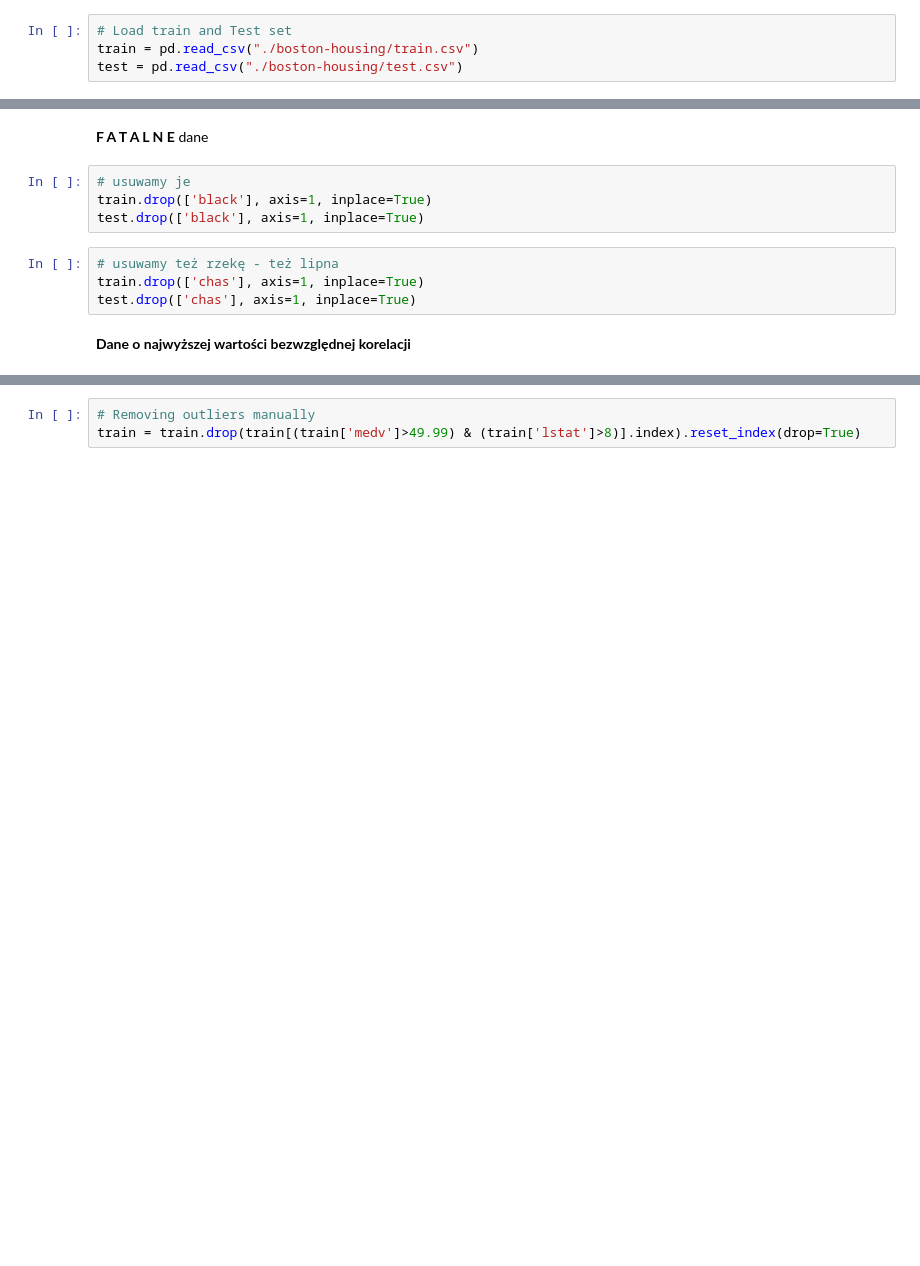
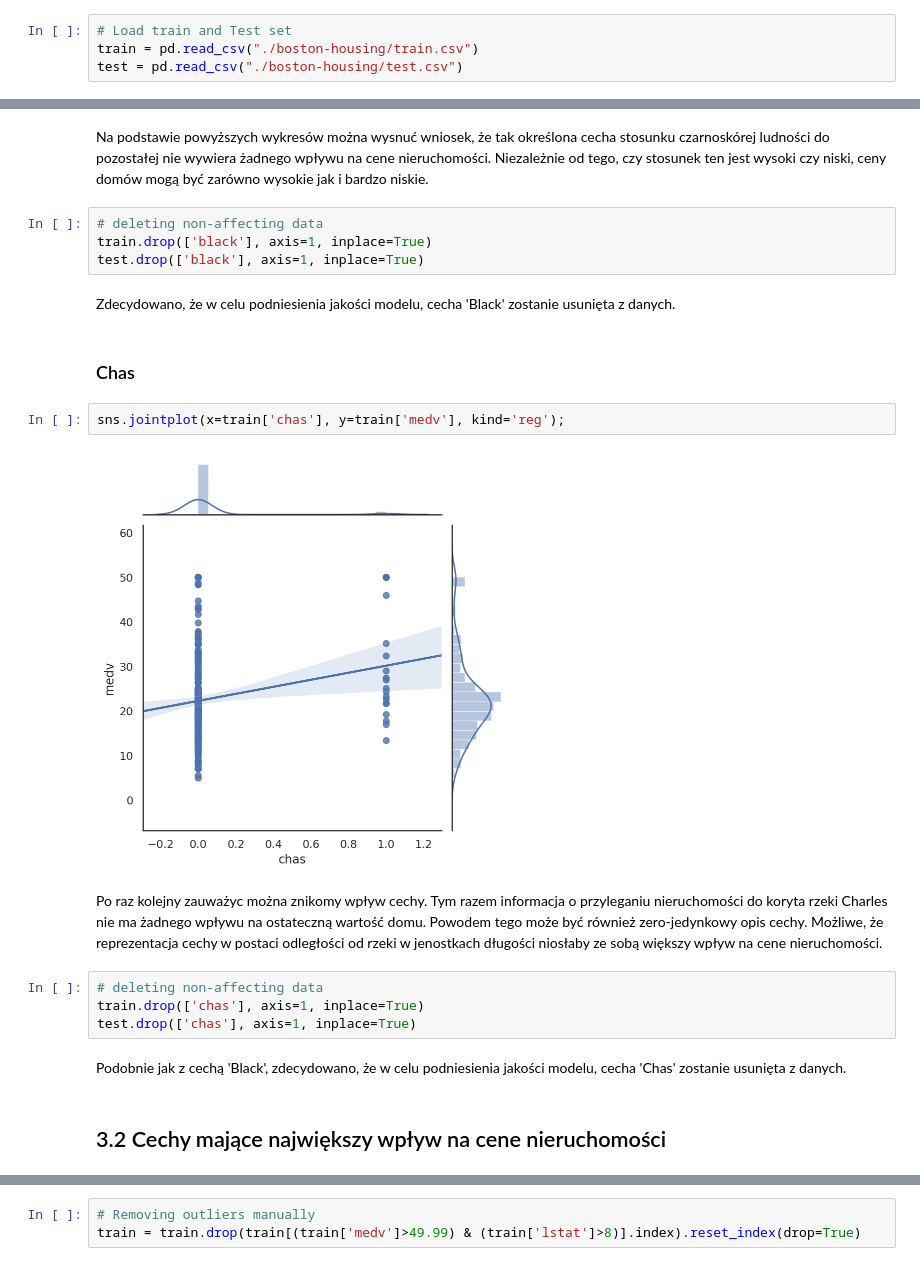
Before and after one commit to rose-n-dan/House-Price-Prediction, a Jupyter notebook: Project Documentation.ipynb, the cells around one changed output, grey strips where cells are left out. Cells and saved outputs as stored; diff of their text form; blank space fills up the shorter version.

```diff
--- a/Project Documentation.ipynb
+++ b/Project Documentation.ipynb
@@ -148,12 +232,24 @@ fig.axis(ymin=0, ymax=52);
-# %% [markdown]
-**F A T A L N E** dane
+# %% [markdown]
+Na podstawie powyższych wykresów można wysnuć wniosek, że tak określona cecha stosunku czarnoskórej ludności do pozostałej nie wywiera żadnego wpływu na cene nieruchomości. Niezależnie od tego, czy stosunek ten jest wysoki czy niski, ceny domów mogą być zarówno wysokie jak i bardzo niskie.
 # %%
-# usuwamy je
+# deleting non-affecting data
 train.drop(['black'], axis=1, inplace=True)
 test.drop(['black'], axis=1, inplace=True)
+# %% [markdown]
+Zdecydowano, że w celu podniesienia jakości modelu, cecha 'Black' zostanie usunięta z danych.
+# %% [markdown]
+### Chas
+# %%
+sns.jointplot(x=train['chas'], y=train['medv'], kind='reg');
+# %% [output]
+[figure, added]
+# %% [markdown]
+Po raz kolejny zauważyc można znikomy wpływ cechy. Tym razem informacja o przyleganiu nieruchomości do koryta rzeki Charles nie ma żadnego wpływu na ostateczną wartość domu. Powodem tego może być również zero-jedynkowy opis cechy. Możliwe, że reprezentacja cechy w postaci odległości od rzeki w jenostkach długości niosłaby ze sobą większy wpływ na cene nieruchomości.
 # %%
-# usuwamy też rzekę - też lipna
+# deleting non-affecting data
 train.drop(['chas'], axis=1, inplace=True)
 test.drop(['chas'], axis=1, inplace=True)
-# %% [markdown]
-**Dane o najwyższej wartości bezwzględnej korelacji**
+# %% [markdown]
+Podobnie jak z cechą 'Black', zdecydowano, że w celu podniesienia jakości modelu, cecha 'Chas' zostanie usunięta z danych.
+# %% [markdown]
+## 3.2 Cechy mające największy wpływ na cene nieruchomości
```
Also changed, not shown: parts of 75 cells of this notebook.
